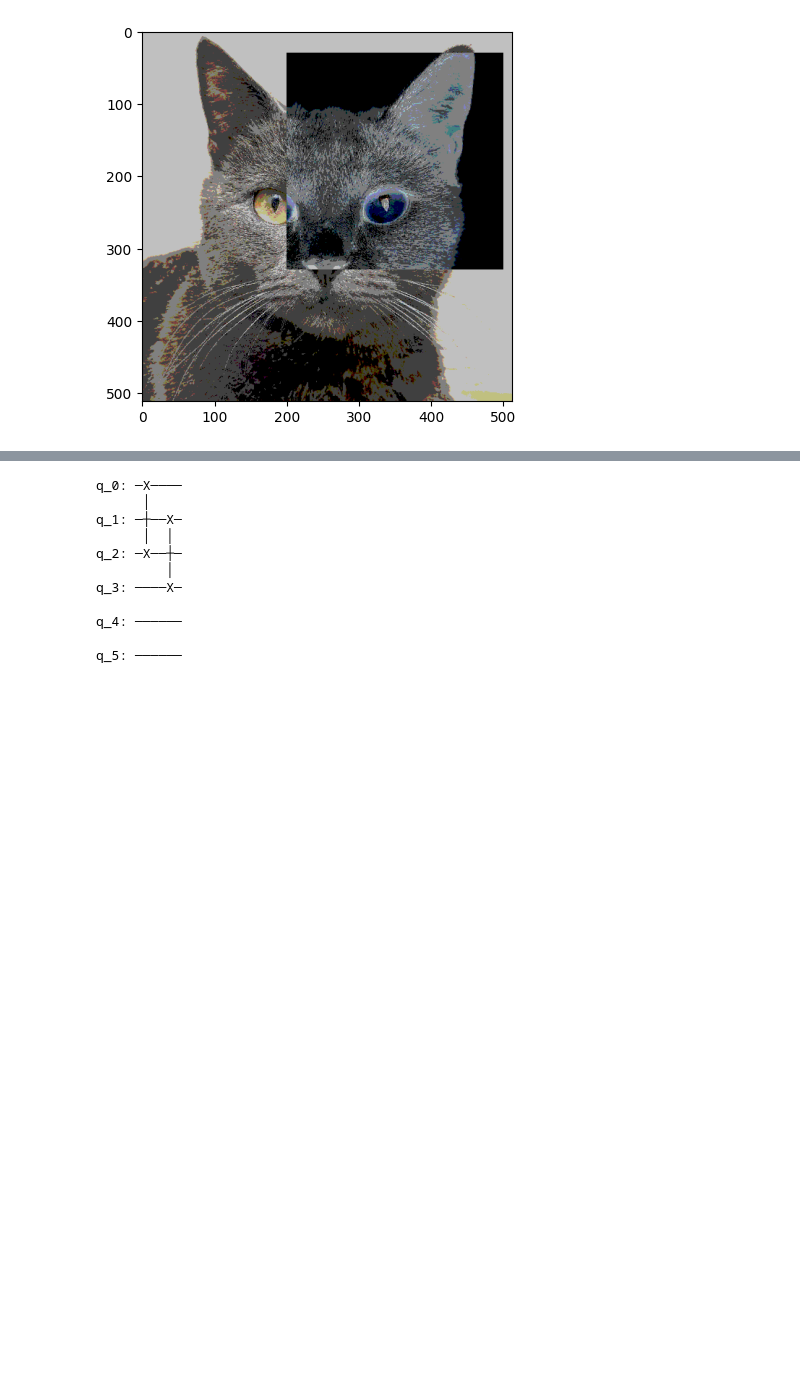
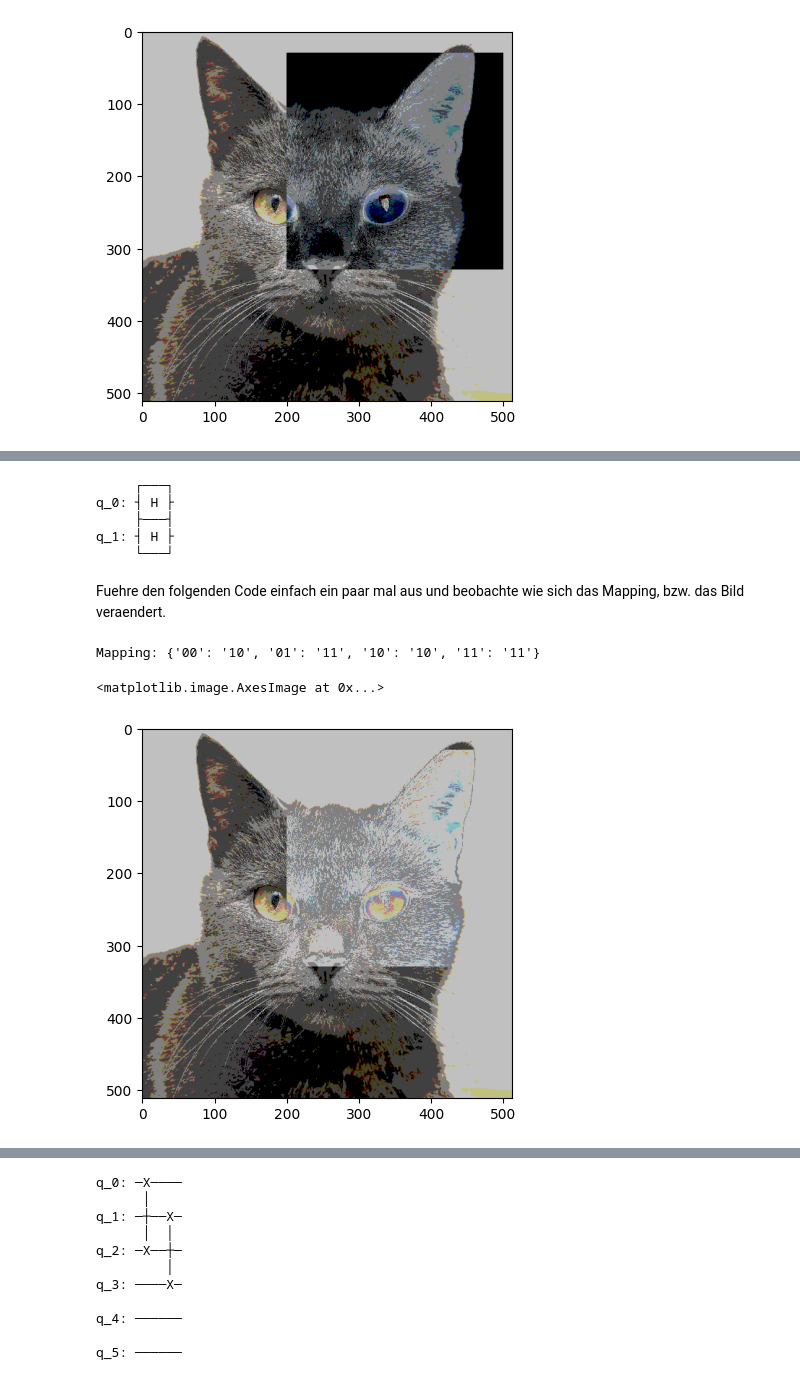
Before and after one commit to eileen-kuehn/intro_qc4images, a Jupyter notebook: QolorQoding.ipynb, the cells around one changed output, grey strips where cells are left out. Drawn from its saved outputs; the diff is of its cells as text; code cells hidden in the pictures; blank space fills up the shorter version.

Commit message:
more quantum explanations and added hadamard experiment

```diff
--- a/QolorQoding.ipynb
+++ b/QolorQoding.ipynb
@@ -258,0 +275,26 @@ Keine Sorge, die beiden Extrema ('0') und ('1') hast du ja bereits kennengelernt
+# %%
+quantum_circuit = QuantumCircuit(qubits)
+
+# --- Ab hier dein Code ---
+quantum_circuit.h(0)
+quantum_circuit.h(1)
+
+# -------------------------
+
+quantum_circuit.draw()
+# %% [output]
+     ┌───┐
+q_0: ┤ H ├
+     ├───┤
+q_1: ┤ H ├
+     └───┘
+# %% [markdown]
+Fuehre den folgenden Code einfach ein paar mal aus und beobachte wie sich das Mapping, bzw. das Bild veraendert.
+# %%
+mapping = create_mapping(quantum_circuit)
+q_image = convert_image(qubits, image, mapping, pixels_to_transform)
+imshow(q_image)
+# %% [output]
+Mapping: {'00': '10', '01': '11', '10': '10', '11': '11'}
+<matplotlib.image.AxesImage at 0x...>
+[figure, added]
```
Also changed, not shown: parts of 8 cells of this notebook, 3 other files.
